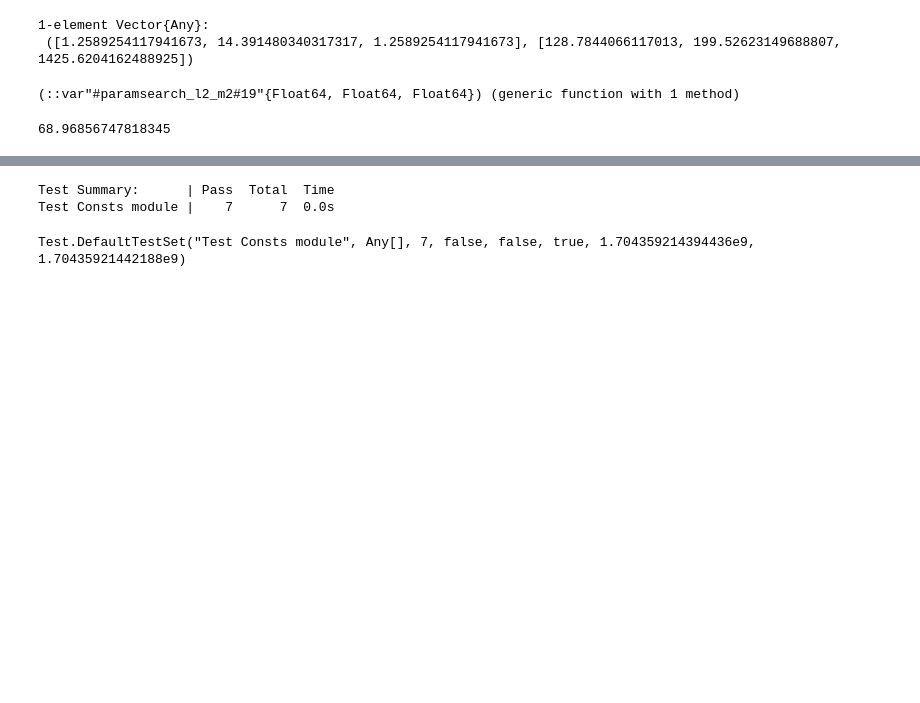
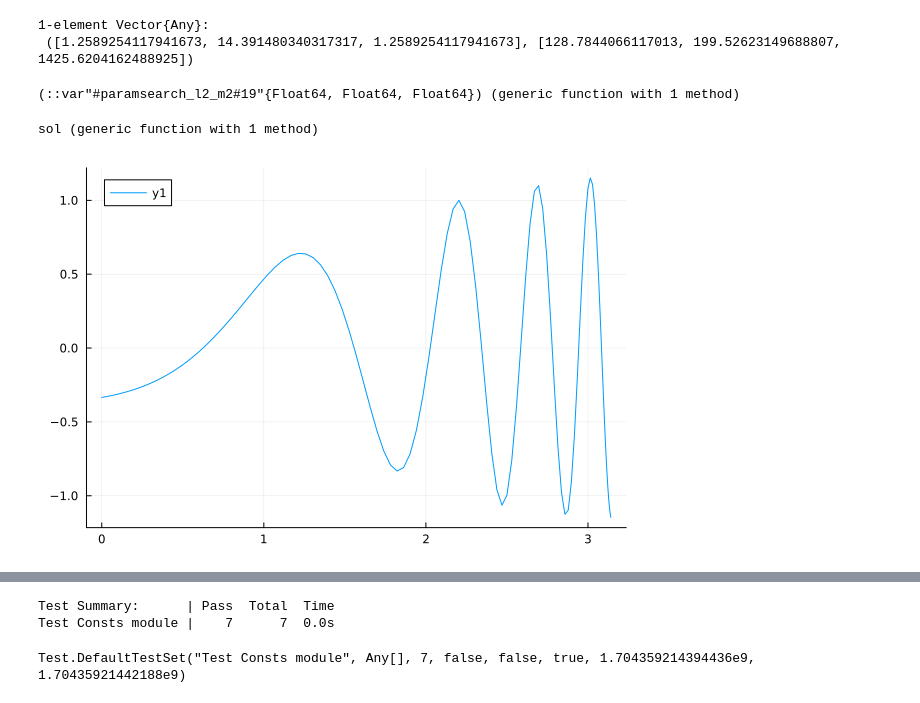
Before and after one commit to yardw/HierarchicalSearches.jl, a Jupyter notebook: example/GoldbergerWise/dev.ipynb, the cells around one changed output, grey strips where cells are left out. Saved outputs shown, nothing was run; the diff lists cells and outputs as text; code cells hidden in the pictures; blank space fills up the shorter version.

```diff
--- a/example/GoldbergerWise/dev.ipynb
+++ b/example/GoldbergerWise/dev.ipynb
@@ -45,0 +51,23 @@ errBCwithφ (generic function with 1 method)
+# %%
+function solveODE_LR(F0, params, y0)
+    F′, F = F0
+    yspanL = (y0, 0)
+    yspanR = (y0, yₘ)
+
+    probL = SecondOrderODEProblem(eom!,[F′], [F],yspanL, params)
+    probR = SecondOrderODEProblem(eom!,[F′], [F],yspanR, params)
+
+    solL = solve(probL, ImplicitEuler())
+    solR = solve(probR, ImplicitEuler())
+    sol(y) = y < y0 ? solL(y) : solR(y)
+
+    return sol
+end
+function errBCwithφ(params; F0′, F0=1., y0 = yₘ/2)
+    Fsol = solveODE_LR([F0′, F0], params, y0)
+    FT′,FT = Fsol(yₘ)
+    FP′,FP = Fsol(0)
+    errR = Δφ′T(FT, FT′, params)
+    errL = Δφ′P(FP, FP′, params)
+    return errL, errR
+end
@@ -45,0 +81,6 @@ errBCwithφ (generic function with 1 method)
+# %%
+x = exp10.(range(-1, stop = 2, length = 10))
+y = exp10.(range(-15, stop = -1, length = 10))
+z = range(-1, stop = 2, length = 10) # F′
+# params = (l2, k, g2, m2)
+f(x0) = ((1e-3, 37u, x[x0[1]], y[x0[2]]), z[x0[3]])
@@ -232,10 +313,14 @@ using .GoldbergerWiseEoM.BCs
 FP = 1.0
 params = (1.0, 1.0, 1.0, 1.0)  # You may need to adjust these values
     # Test the solveODE function
-sol = solveODE(FP, params)
-Δφ′T(FP, sol(yₘ)[1], params)
+sol = solveODE_LR([0.3, FP], params, 0.7yₘ)
+# Δφ′T(FP, sol(yₘ)[1], params)
 # %% [output]
-68.96856747818345
+sol (generic function with 1 method)
+# %%
+plot(yₘ * sin.(range(0, π/2, length=100)), y->sol(y)[2])
+# %% [output]
+[figure, added]
 # %%
 using Test
 using .GoldbergerWiseEoM.BCs
```
Also changed, not shown: parts of 14 cells of this notebook, 4 other files.
